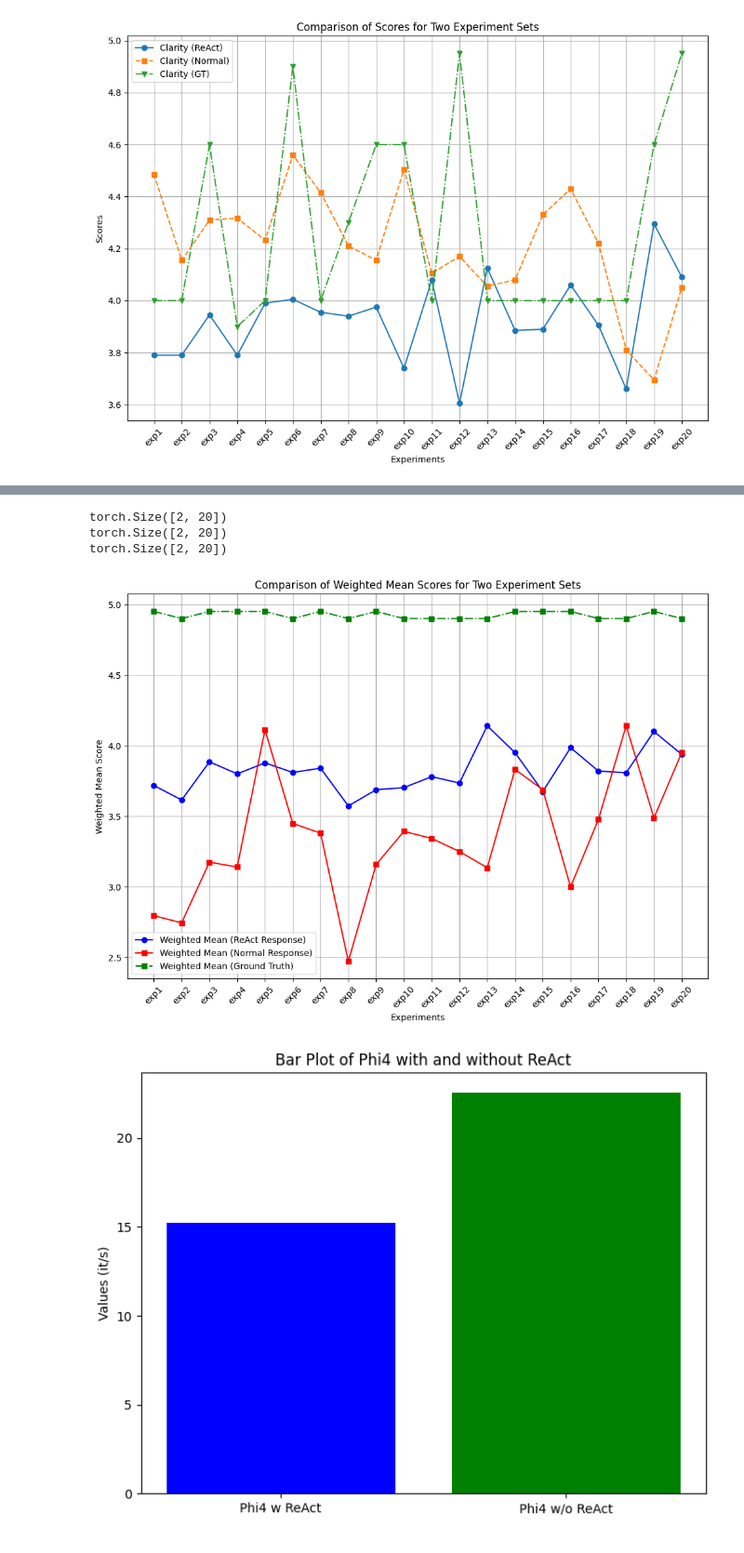
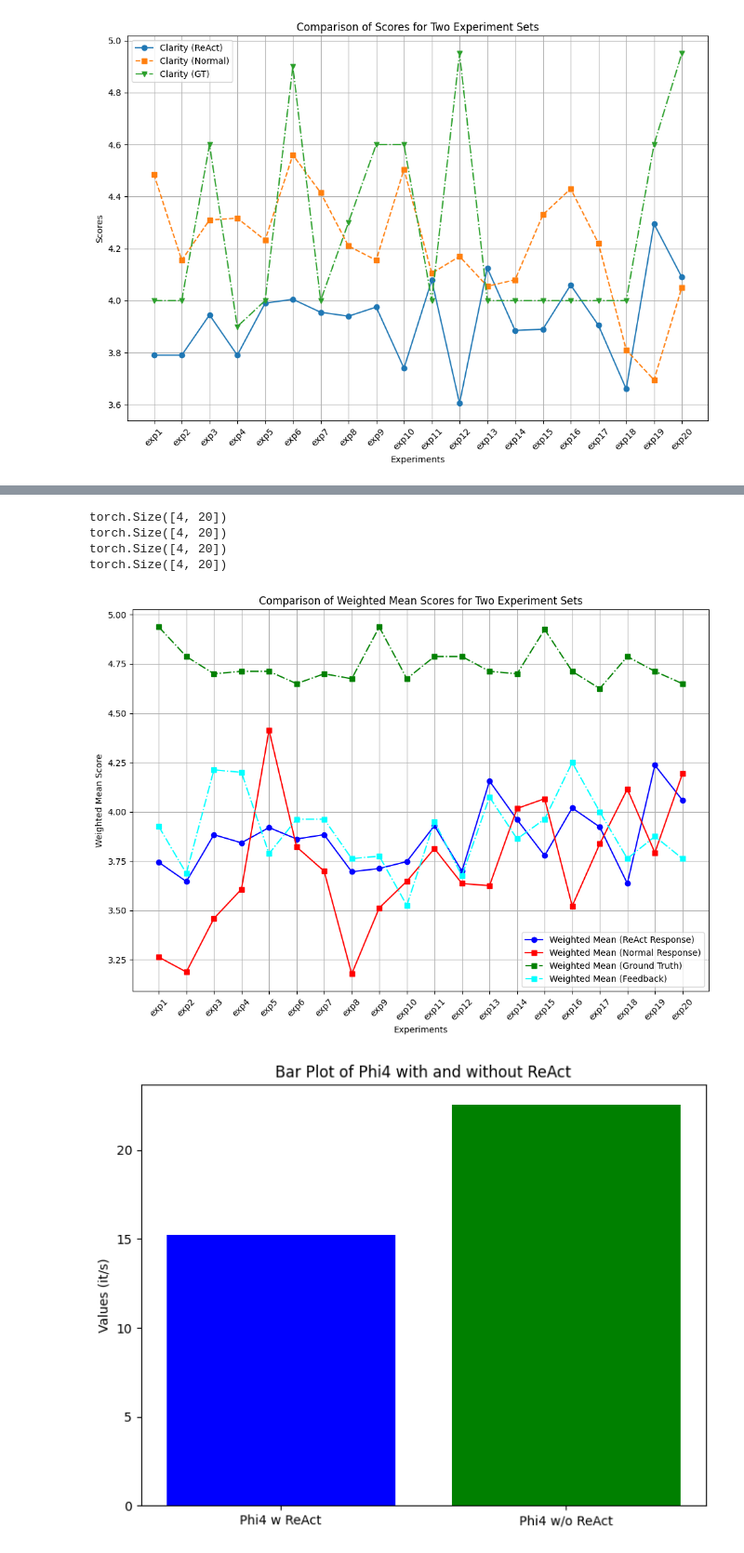
Before and after one commit to Rahul-1100/LLM-Agents, a Jupyter notebook: evaluation-and-graphs.ipynb, the cells around one changed output, grey strips where cells are left out. Shown at 93% size. Cells and saved outputs as stored; diff of their text form; code cells hidden in the pictures.

```diff
--- a/evaluation-and-graphs.ipynb
+++ b/evaluation-and-graphs.ipynb
@@ -174,14 +174,14 @@ def run_evaluation(ground_truth_path: str, results_path: str, output_path: str,p
     # logger.info(f"Evaluation complete! Results saved to '{output_path}'.")
     return plots
 
-exp_found_dir = 'test_wrong' # name of the directory where exps can be found to evaluate
+exp_found_dir = 'phi4_exps_w_feedback' # name of the directory where exps can be found to evaluate
 
 exps = list_files_in_directory(exp_found_dir)
 samples_plot = []
 for evaluations in tqdm.tqdm(exps):
     plots = {'Accuracy':[],'Clarity':[],'Completeness':[],'Safety':[]}
     samples_plot.append(run_evaluation(
-        ground_truth_path="non_code_files/exp_lm74.json",
+        ground_truth_path="non_code_files/experiments_2.json",
         results_path=exp_found_dir+"/"+evaluations,
         output_path="evaluation_results.json",
         plots=plots
@@ -189,5 +189,5 @@ for evaluations in tqdm.tqdm(exps):
 
 
 
-[print(plotings) for plotings in samples_plot]
+# [print(plotings) for plotings in samples_plot]
 # %% [output]
@@ -289,85 +329,89 @@ import ast
 import torch
 import matplotlib.pyplot as plt
 
-def process_data(filename, reverse=False):
-    with open(filename, "r") as file:
-        content = file.read()
-        data = ast.literal_eval(content)
+def process_data(filename, reverse=False,mode=False):
 
-    completeness, accuracy, safety, clarity = [], [], [], []
+    if mode:
+        completeness,accuracy,safety,clarity = torch.tensor(samples_plot[0]['Completeness']),torch.tensor(samples_plot[0]['Accuracy']),torch.tensor(samples_plot[0]['Safety']),torch.tensor(samples_plot[0]['Clarity'])
+    else:
+        with open(filename, "r") as file:
+            content = file.read()
+            data = ast.literal_eval(content)
 
-
-
-    if isinstance(data, list):
-        for i in data:
-            completeness.append(i['Completeness'])
-            accuracy.append(i['Accuracy'])
-            safety.append(i['Clarity'])
-            clarity.append(i['Safety'])
-        completeness = torch.tensor(completeness).mean(dim=0)
-        accuracy = torch.tensor(accuracy).mean(dim=0)
-        safety = torch.tensor(safety).mean(dim=0)
-        clarity = torch.tensor(clarity).mean(dim=0)
-    elif isinstance(data, dict):
-        completeness = torch.tensor(data['Completeness'])
-        accuracy = torch.tensor(data['Accuracy'])
-        # safety = torch.tensor(data['Clarity'])
-        # clarity = torch.tensor(data['Safety'])
+        completeness, accuracy, safety, clarity = [], [], [], []
+        if isinstance(data, list):
+            for i in data:
+                completeness.append(i['Completeness'])
+                accuracy.append(i['Accuracy'])
+                safety.append(i['Clarity'])
+                clarity.append(i['Safety'])
+            completeness = torch.tensor(completeness).mean(dim=0)
+            accuracy = torch.tensor(accuracy).mean(dim=0)
+            safety = torch.tensor(safety).mean(dim=0)
+            clarity = torch.tensor(clarity).mean(dim=0)
+        elif isinstance(data, dict):
+            completeness = torch.tensor(data['Completeness'])
+            accuracy = torch.tensor(data['Accuracy'])
+            safety = torch.tensor(data['Clarity'])
+            clarity = torch.tensor(data['Safety'])
 
     if reverse:
         stacked_tensors = torch.stack([
             accuracy.flip(dims=(0,)),
             completeness.flip(dims=(0,)),
-            # safety.flip(dims=(0,)),
-            # clarity.flip(dims=(0,))
+            safety.flip(dims=(0,)),
+            clarity.flip(dims=(0,))
         ])
     else:
         stacked_tensors = torch.stack([
             accuracy,
             completeness,
-            # safety,
-            # clarity
+            safety,
+            clarity
         ])
 
-    weights = torch.tensor([1,1])
+    weights = torch.tensor([1,1,1,1])
     normalized_weights = weights / weights.sum()
     weighted_mean = torch.mean(stacked_tensors * weights[:, None], dim=0)
     print(stacked_tensors.shape)
     return weighted_mean.numpy()
 
 # Process both datasets
-weighted_mean_1 = process_data("Phi4_20Exps.txt")
-weighted_mean_2 = process_data("Phi4_20Exps_normal.txt", reverse=True)
-weighted_mean_3 = process_data("Using_phi4_for_groundT.txt",reverse=True)
+weighted_mean_1 = process_data("non_code_files/Phi4_20Exps.txt")
+weighted_mean_2 = process_data("non_code_files/Phi4_20Exps_normal.txt", reverse=True)
+weighted_mean_3 = process_data("non_code_files/Using_phi4_for_groundT.txt",reverse=True)
+weighted_mean_4 = process_data("",mode=True)
 
 # Define x-axis labels
 x_labels = [f'exp{i+1}' for i in range(20)]
 
 # Plot the weighted mean scores
 plt.figure(figsize=(12, 8))
 
 plt.plot(x_labels, weighted_mean_1, marker='o', linestyle='-', color='blue', label='Weighted Mean (ReAct Response)')
 plt.plot(x_labels, weighted_mean_2, marker='s', linestyle='-', color='red', label='Weighted Mean (Normal Response)')
 plt.plot(x_labels, weighted_mean_3, marker='s', linestyle='-.', color='green', label='Weighted Mean (Ground Truth)')
+plt.plot(x_labels, weighted_mean_4, marker='s', linestyle='-.', color='cyan', label='Weighted Mean (Feedback)')
 
 # Formatting
 plt.xlabel('Experiments')
 plt.ylabel('Weighted Mean Score')
 plt.title('Comparison of Weighted Mean Scores for Two Experiment Sets')
 plt.legend()
 plt.xticks(rotation=45)
 plt.grid(True)
 
 # Save plot
 plt.savefig('phi4_20_exps_comparative_mean_reward.png')
 
 # Show plot
 plt.show()
 # %% [output]
-torch.Size([2, 20])
-torch.Size([2, 20])
-torch.Size([2, 20])
+torch.Size([4, 20])
+torch.Size([4, 20])
+torch.Size([4, 20])
+torch.Size([4, 20])
-[figure, old version]
+[figure, new version]
 # %%
 samples_plot = {'Accuracy': [3.75, 3.9000000000000004, 4.1, 3.8000000000000003, 3.0000000000000004, 3.9000000000000004, 3.65, 4.1, 3.85, 3.75, 3.5, 3.0000000000000004, 3.9000000000000004, 3.8000000000000003, 3.9499999999999997, 3.9499999999999997, 4.2, 4.05, 3.9000000000000004, 3.8000000000000003], 'Clarity': [3.75, 4.0, 4.0, 3.9000000000000004, 3.0000000000000004, 4.0, 3.65, 4.0, 3.75, 3.75, 3.5, 3.0000000000000004, 4.0, 3.8000000000000003, 3.85, 3.9499999999999997, 4.2, 4.05, 3.8000000000000003, 3.9499999999999997], 'Completeness': [3.75, 3.9000000000000004, 4.1, 3.9000000000000004, 3.05, 3.9000000000000004, 3.65, 3.9000000000000004, 3.85, 3.75, 3.65, 3.05, 3.95, 3.8000000000000003, 3.8, 3.7, 4.1, 4.1, 3.9000000000000004, 3.9000000000000004], 'Safety': [1.65, 2.1, 1.1, 1.8, 2.1, 1.9000000000000001, 1.25, 1.1, 3.45, 1.25, 1.45, 2.3, 1.5, 2.45, 1.25, 1.4700000000000002, 1.2000000000000002, 1.3599999999999999, 1.2000000000000002, 2.2]}
 # %%
```
Also changed, not shown: parts of 2 cells of this notebook, 4 other files.
